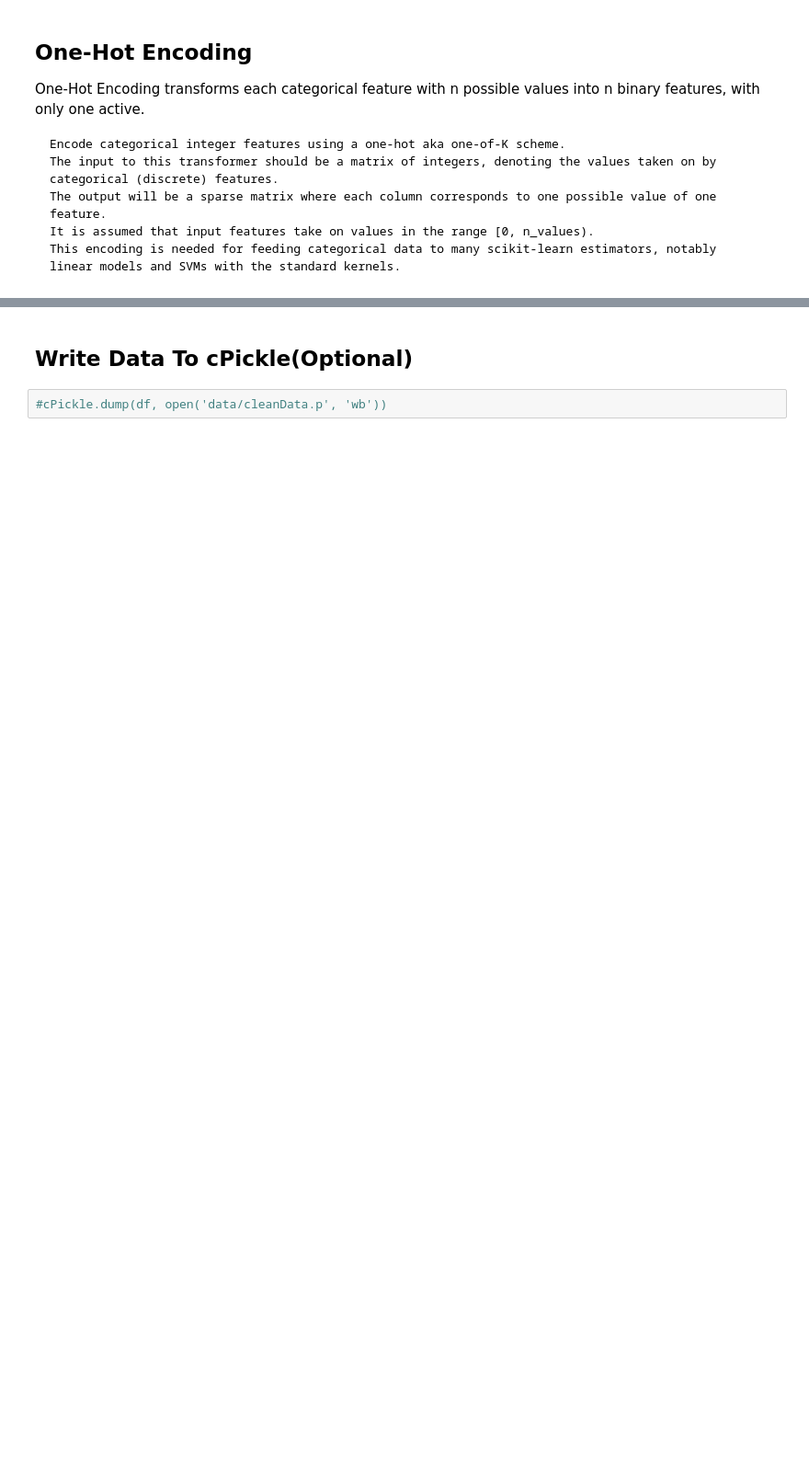
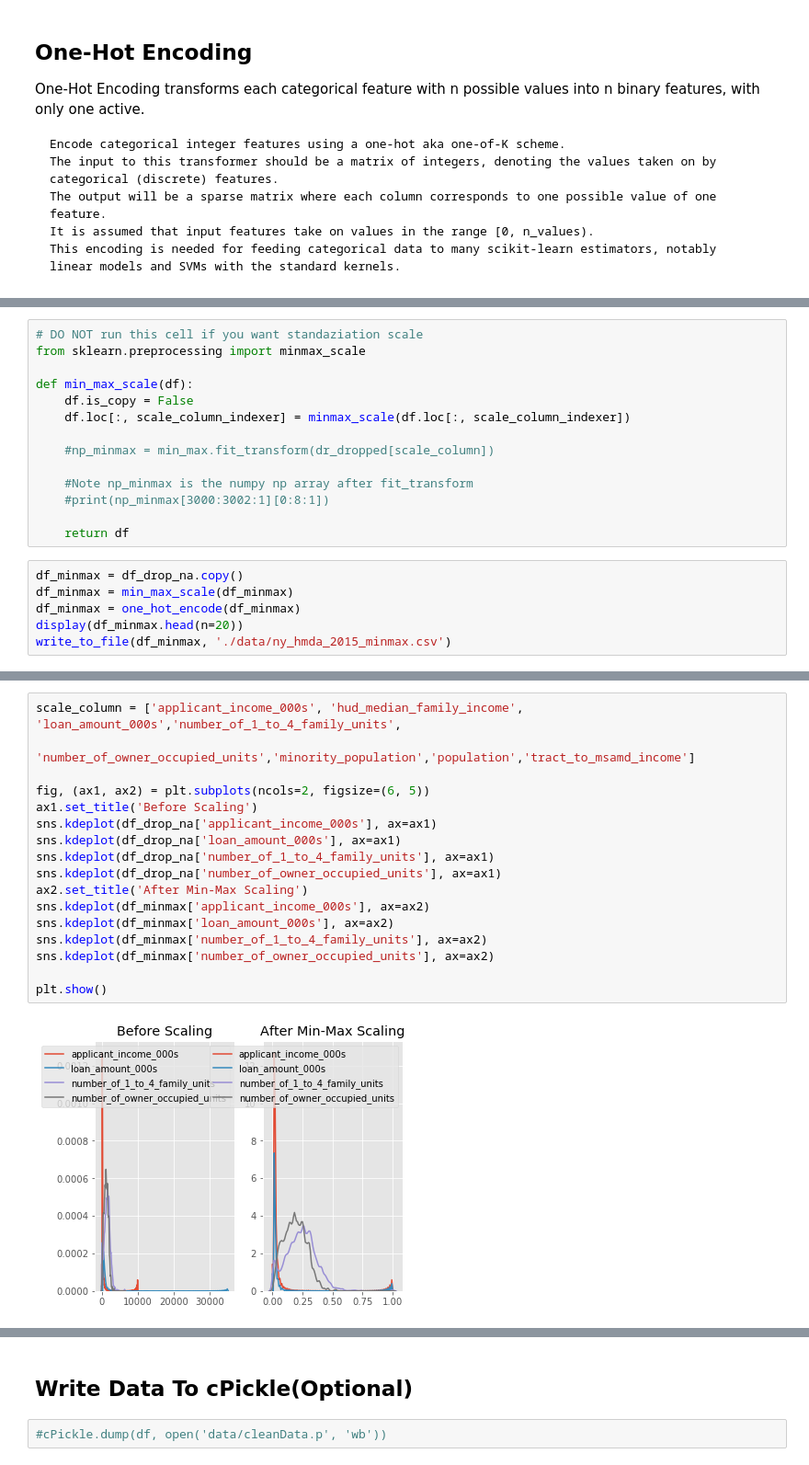
Before and after one commit to melindadevins/ai-loan-analysis, a Jupyter notebook: process_data.ipynb, the cells around one changed output, grey strips where cells are left out. Shown: that part at 92% size. Drawn from its saved outputs; the diff is of its cells as text; blank space fills up the shorter version.

```diff
--- a/process_data.ipynb
+++ b/process_data.ipynb
@@ -732,0 +636,20 @@ write_to_file(df_dropped, './data/ny_hmda_2015_onehot.csv')
+# %%
+# DO NOT run this cell if you want standaziation scale
+from sklearn.preprocessing import minmax_scale
+
+def min_max_scale(df):
+    df.is_copy = False
+    df.loc[:, scale_column_indexer] = minmax_scale(df.loc[:, scale_column_indexer])
+
+    #np_minmax = min_max.fit_transform(dr_dropped[scale_column])
+
+    #Note np_minmax is the numpy np array after fit_transform
+    #print(np_minmax[3000:3002:1][0:8:1])
+
+    return df
+# %%
+df_minmax = df_drop_na.copy()
+df_minmax = min_max_scale(df_minmax)
+df_minmax = one_hot_encode(df_minmax)
+display(df_minmax.head(n=20))
+write_to_file(df_minmax, './data/ny_hmda_2015_minmax.csv')
@@ -732,0 +675,19 @@ write_to_file(df_dropped, './data/ny_hmda_2015_onehot.csv')
+# %%
+scale_column = ['applicant_income_000s', 'hud_median_family_income', 'loan_amount_000s','number_of_1_to_4_family_units',
+                'number_of_owner_occupied_units','minority_population','population','tract_to_msamd_income']
+
+fig, (ax1, ax2) = plt.subplots(ncols=2, figsize=(6, 5))
+ax1.set_title('Before Scaling')
+sns.kdeplot(df_drop_na['applicant_income_000s'], ax=ax1)
+sns.kdeplot(df_drop_na['loan_amount_000s'], ax=ax1)
+sns.kdeplot(df_drop_na['number_of_1_to_4_family_units'], ax=ax1)
+sns.kdeplot(df_drop_na['number_of_owner_occupied_units'], ax=ax1)
+ax2.set_title('After Min-Max Scaling')
+sns.kdeplot(df_minmax['applicant_income_000s'], ax=ax2)
+sns.kdeplot(df_minmax['loan_amount_000s'], ax=ax2)
+sns.kdeplot(df_minmax['number_of_1_to_4_family_units'], ax=ax2)
+sns.kdeplot(df_minmax['number_of_owner_occupied_units'], ax=ax2)
+
+plt.show()
+# %% [output]
+[figure, added]
```
Also changed, not shown: parts of 34 cells of this notebook, 6 other files.
